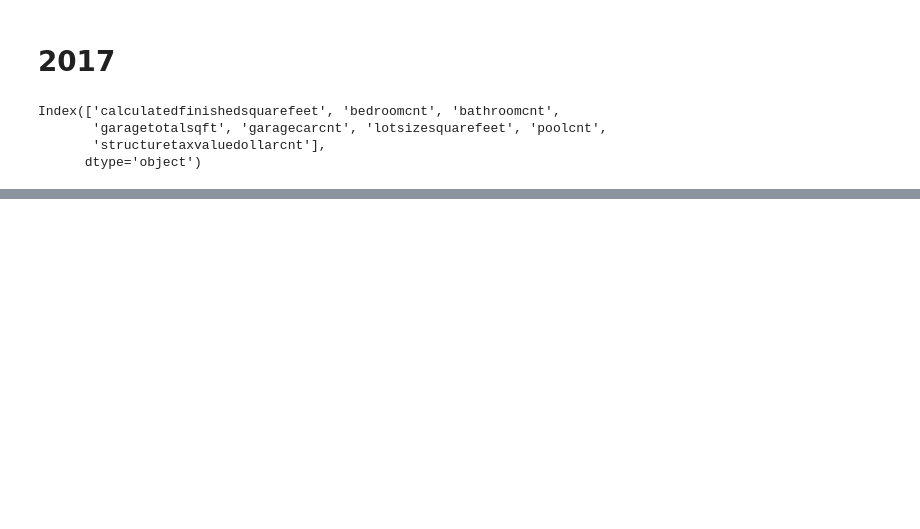
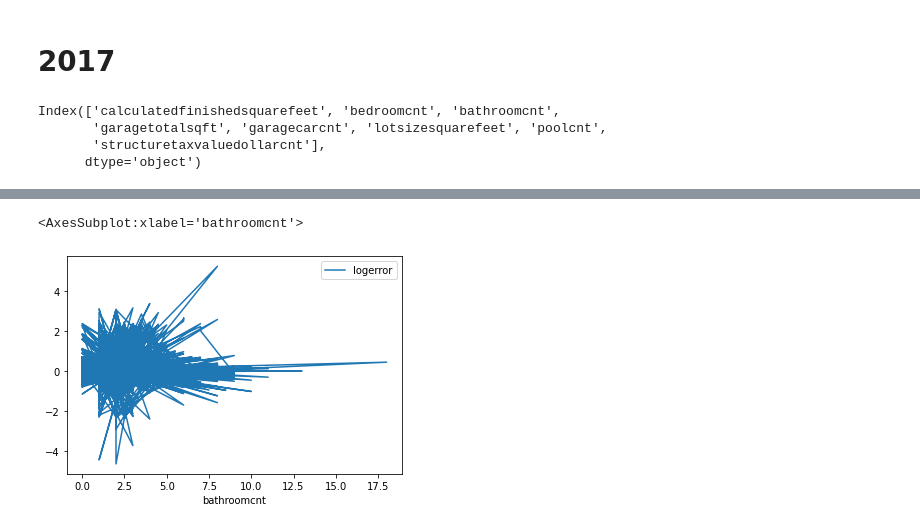
Before and after one commit to quangnd123/CZ4041-Machine-Learning, a Jupyter notebook: code/ridge.ipynb, the cells around one changed output, grey strips where cells are left out. Cells and saved outputs as stored; diff of their text form; code cells hidden in the pictures; blank space fills up the shorter version.

```diff
--- a/code/ridge.ipynb
+++ b/code/ridge.ipynb
@@ -213,0 +206,5 @@ predict_2016.boxplot('calculatedfinishedsquarefeet')
+# %%
+train_2017.plot(x='bathroomcnt', y= 'logerror')
+# %% [output]
+<AxesSubplot:xlabel='bathroomcnt'>
+[figure, added]
```
Also changed, not shown: parts of 14 cells of this notebook, 1 other file.
